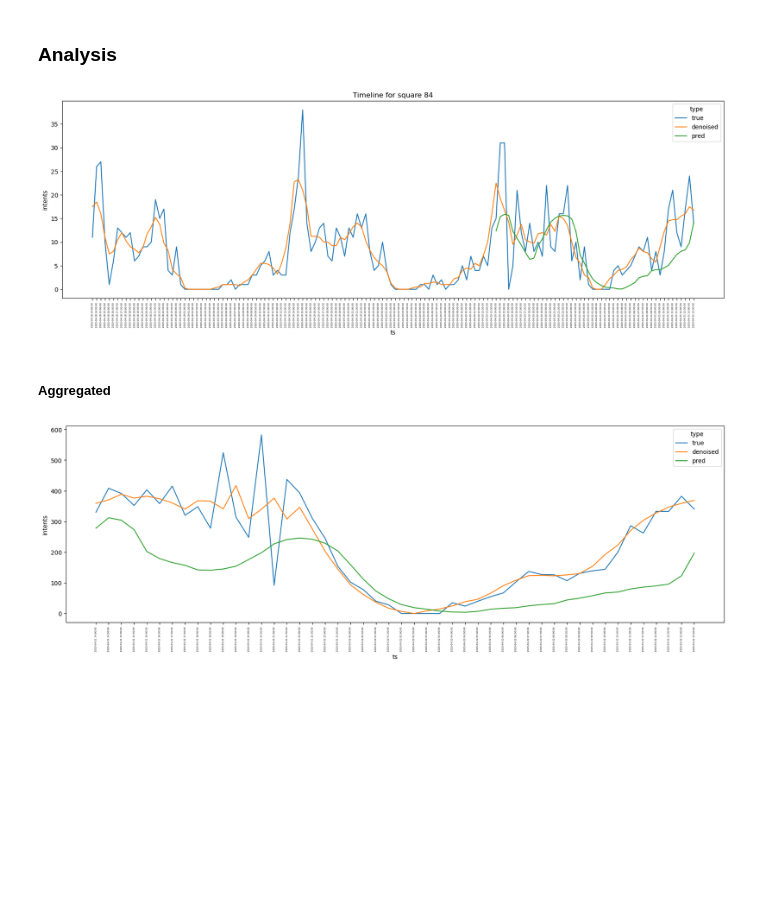
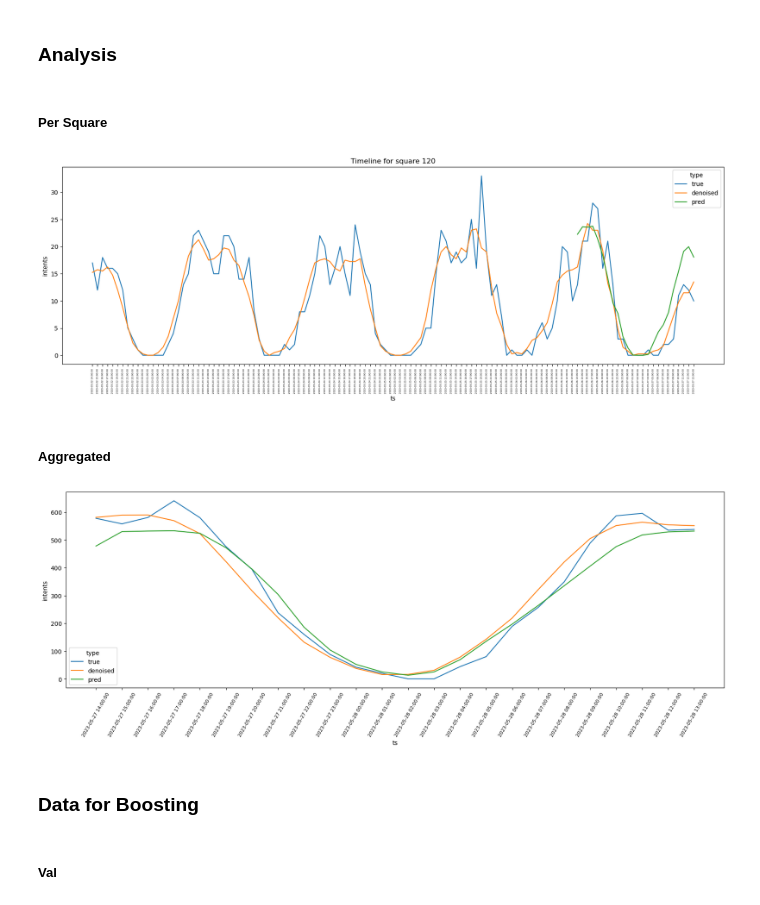
Before and after one commit to andreychubin-careem/geo_spatial_convlstm, a Jupyter notebook: train_model.ipynb, the cells around one changed output. Saved outputs shown, nothing was run; the diff lists cells and outputs as text; code cells hidden in the pictures; blank space fills up the shorter version.

Commit message:
added research for amman

```diff
--- a/train_model.ipynb
+++ b/train_model.ipynb
@@ -183,8 +185,8 @@ model = ModelWrapper(
     optimizer=optimizer,
     scheduler=scheduler,
     horizon=HORIZON,
-    loss_fn_alias='rmse',
+    loss_fn_alias='mse',
     loss_type='semi_masked',
     include_masked_metrics=True,
-    masked_weight=0.3 #  only for semi-masked loss
+    masked_weight=0.3  # only for semi-masked loss
 )
@@ -194,6 +193,6 @@ mse will be used instead of rmse as masked loss function
 # %%
 trainer = pl.Trainer(
-    default_root_dir='amman_convttlstm_logs',
+    default_root_dir='amman_1H_convttlstm_logs',
     min_epochs=10,
     max_epochs=20,
     num_sanity_val_steps=0,
@@ -243,7 +242,7 @@ test_dataset = GeoFramesDataset(
     horizon=HORIZON,
     train=False,
     half=False,
-    # scaler=scaler
+    scaler=scaler
 )
 
 test_loader = DataLoader(test_dataset, batch_size=BATCH_SIZE, shuffle=False, num_workers=4)
@@ -267,3 +266,5 @@ array([0.        , 0.        , 0.        , 0.05425352, 3.2477117 ,
 # %% [markdown]
 ### Analysis
+# %% [markdown]
+##### Per Square
 # %%
@@ -305,9 +316,9 @@ tt = time['ts'].values[test_indexes[0]-HORIZON:]
 test_data = data[data['ts'] >= tt[0]].copy()
 test_den_data = denoised_df[denoised_df['ts'] >= tt[0]].copy()
 # %%
-draw_series(test_data, test_den_data, np_preds, tt, ids, 0, 84)
+draw_series(test_data, test_den_data, np_preds, tt, ids, 0, 120)
 # %% [output]
-[figure, old version]
+[figure, new version]
 # %% [markdown]
 ##### Aggregated
 # %%
@@ -316,7 +327,7 @@ INDEX = 0
 f = np_preds[INDEX]
 f = np.array([np.round(x).sum() for x in f])
 
-start_tt = time['ts'].values[test_indexes[INDEX]+INDEX+N_STEPS_PAST:test_indexes[INDEX]+INDEX+N_STEPS_PAST+HORIZON]
+start_tt = time['ts'].values[test_indexes[INDEX]+N_STEPS_PAST:test_indexes[INDEX]+N_STEPS_PAST+HORIZON]
 
 data_agg = data[data['ts'].isin(start_tt)].copy()
 data_agg = data_agg[['ts', 'intents']].groupby('ts', as_index=False).sum()
@@ -333,7 +344,9 @@ agg = pd.concat([data_agg, ddata_agg, preds_agg], ignore_index=True)
 # %%
 plt.figure(figsize=(20, 6))
 sns.lineplot(agg, x='ts', y='intents', hue='type')
-plt.xticks(fontsize=4, rotation=90)
+plt.xticks(fontsize=8, rotation=60)
 plt.show()
 # %% [output]
-[figure, old version]
+[figure, new version]
+# %% [markdown]
+### Data for Boosting
@@ -339,0 +395,2 @@ plt.show()
+# %% [markdown]
+##### Val
```
Also changed, not shown: parts of 25 cells of this notebook, 19 other files.
